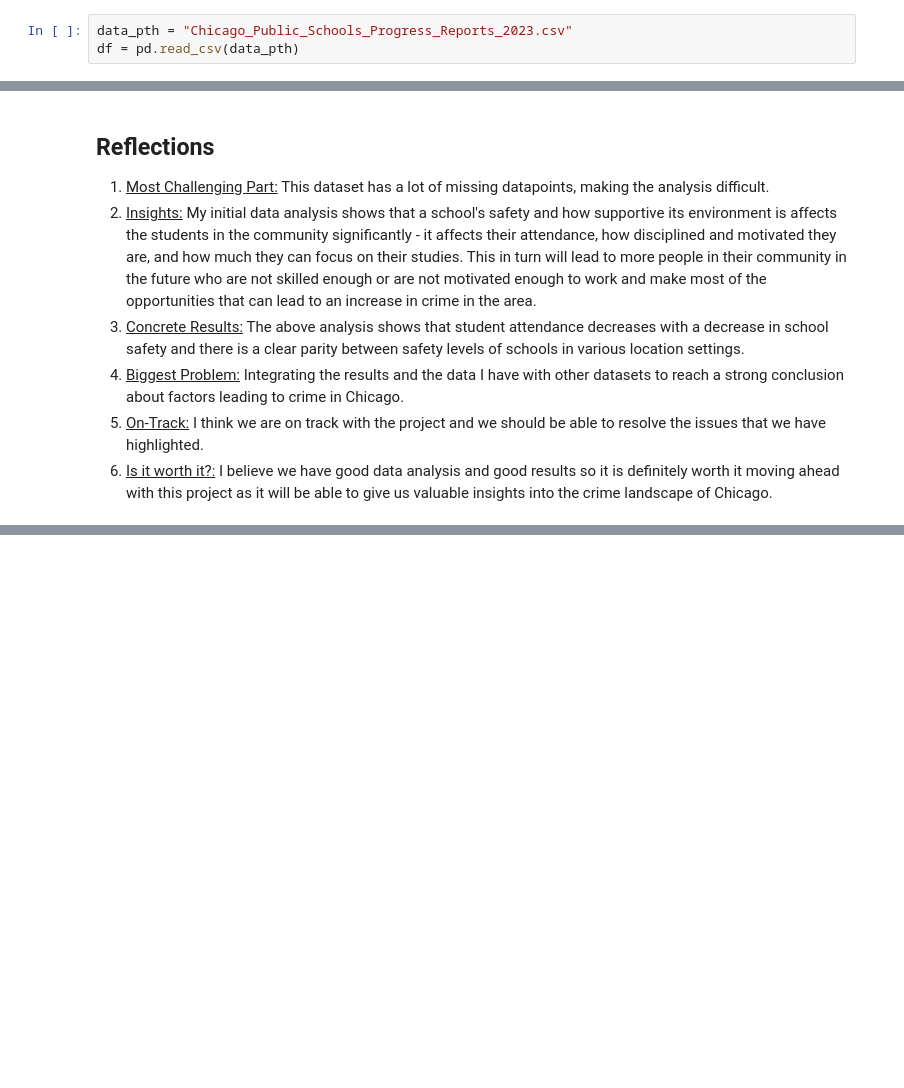
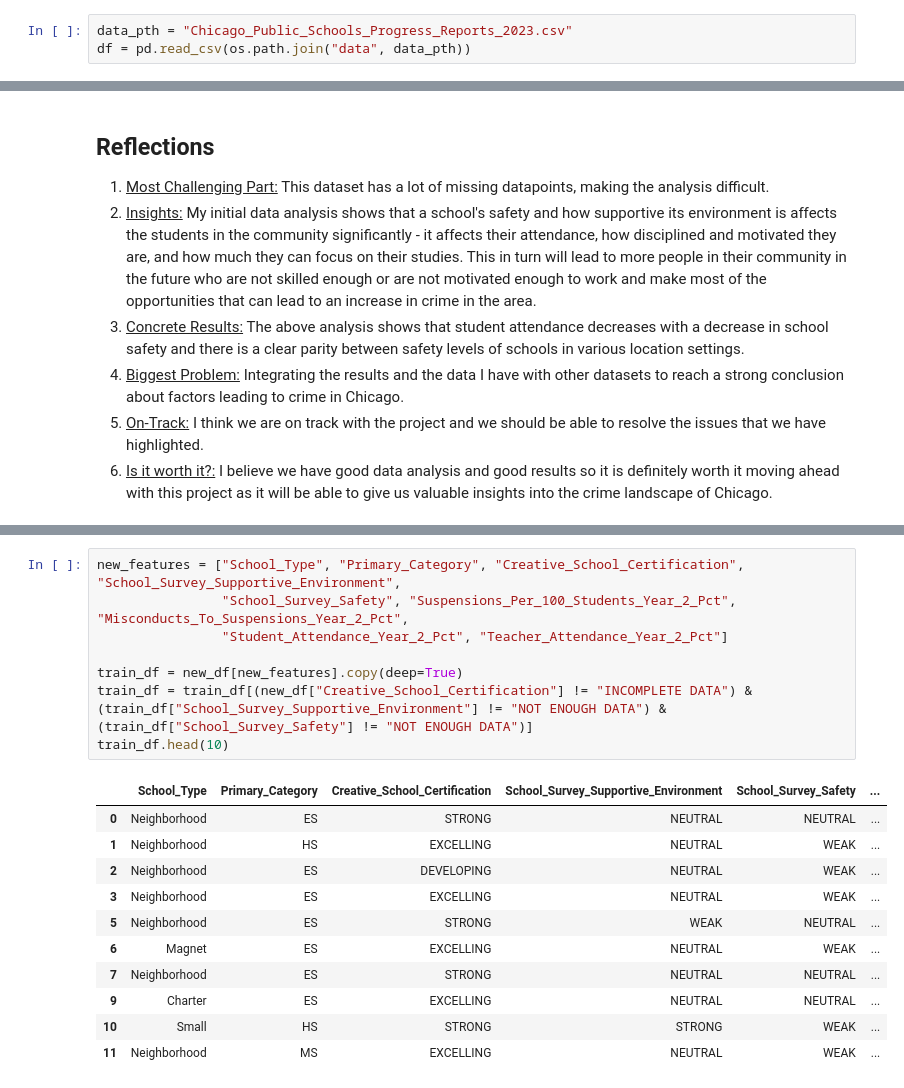
Before and after one commit to AayushG159/CS418-Crime-Root-Detectives, a Jupyter notebook: public_schools_progress_eda.ipynb, the cells around one changed output, grey strips where cells are left out. Drawn from its saved outputs; the diff is of its cells as text; blank space fills up the shorter version.

Commit message:
Added one more ML model
Added an additional ML model to the public schools progress eda

```diff
--- a/public_schools_progress_eda.ipynb
+++ b/public_schools_progress_eda.ipynb
@@ -8,6 +10,6 @@ import numpy as np
 # %%
 data_pth = "Chicago_Public_Schools_Progress_Reports_2023.csv"
-df = pd.read_csv(data_pth)
+df = pd.read_csv(os.path.join("data", data_pth))
 # %% [markdown]
 ### Selecting features that are relevant in our case
 # %%
@@ -106,0 +122,20 @@ plt.show()
+# %%
+new_features = ["School_Type", "Primary_Category", "Creative_School_Certification", "School_Survey_Supportive_Environment",
+                "School_Survey_Safety", "Suspensions_Per_100_Students_Year_2_Pct", "Misconducts_To_Suspensions_Year_2_Pct",
+                "Student_Attendance_Year_2_Pct", "Teacher_Attendance_Year_2_Pct"]
+
+train_df = new_df[new_features].copy(deep=True)
+train_df = train_df[(new_df["Creative_School_Certification"] != "INCOMPLETE DATA") & (train_df["School_Survey_Supportive_Environment"] != "NOT ENOUGH DATA") & (train_df["School_Survey_Safety"] != "NOT ENOUGH DATA")]
+train_df.head(10)
+# %% [output]
+|  | School_Type | Primary_Category | Creative_School_Certification | School_Survey_Supportive_Environment | School_Survey_Safety | ... |
+| 0 | Neighborhood | ES | STRONG | NEUTRAL | NEUTRAL | ... |
+| 1 | Neighborhood | HS | EXCELLING | NEUTRAL | WEAK | ... |
+| 2 | Neighborhood | ES | DEVELOPING | NEUTRAL | WEAK | ... |
+| 3 | Neighborhood | ES | EXCELLING | NEUTRAL | WEAK | ... |
+| 5 | Neighborhood | ES | STRONG | WEAK | NEUTRAL | ... |
+| 6 | Magnet | ES | EXCELLING | NEUTRAL | WEAK | ... |
+| 7 | Neighborhood | ES | STRONG | NEUTRAL | NEUTRAL | ... |
+| 9 | Charter | ES | EXCELLING | NEUTRAL | NEUTRAL | ... |
+| 10 | Small | HS | STRONG | STRONG | WEAK | ... |
+| 11 | Neighborhood | MS | EXCELLING | NEUTRAL | WEAK | ... |
```
Also changed, not shown: parts of 13 cells of this notebook.
